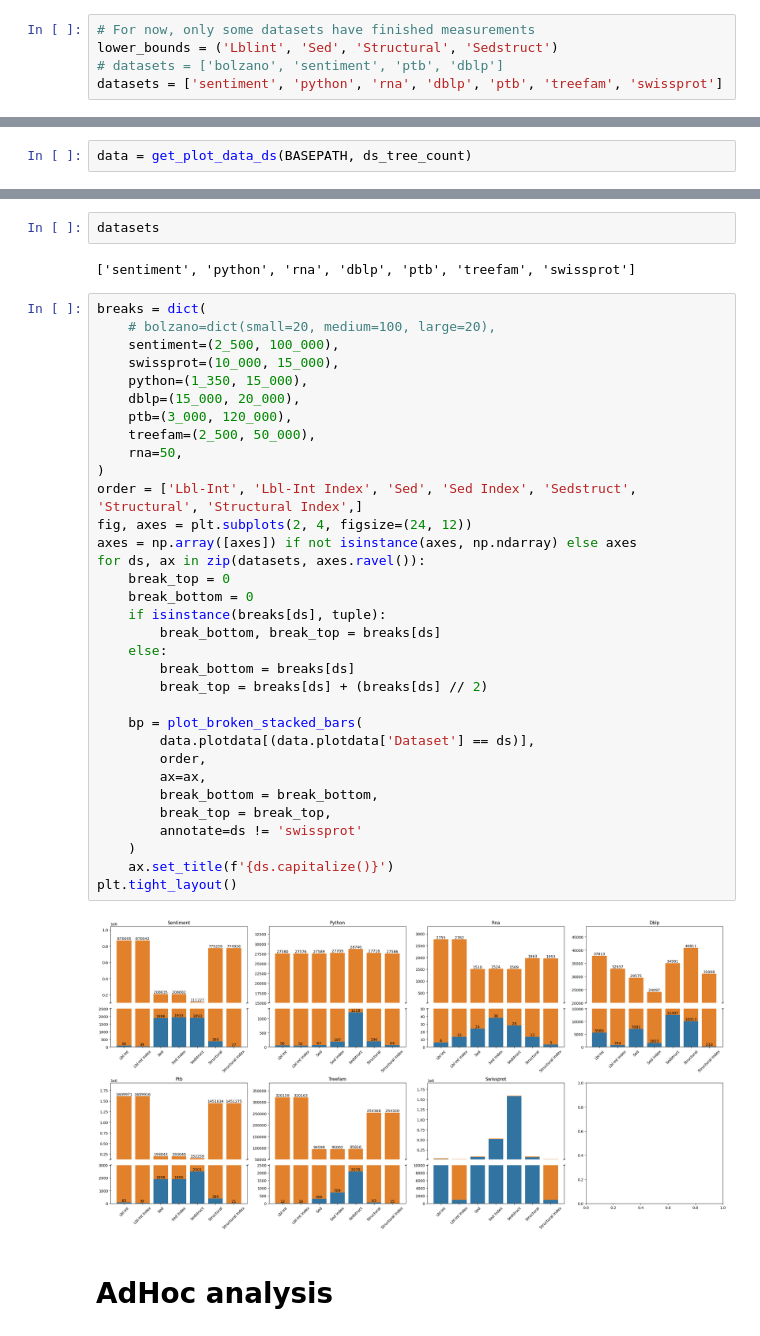
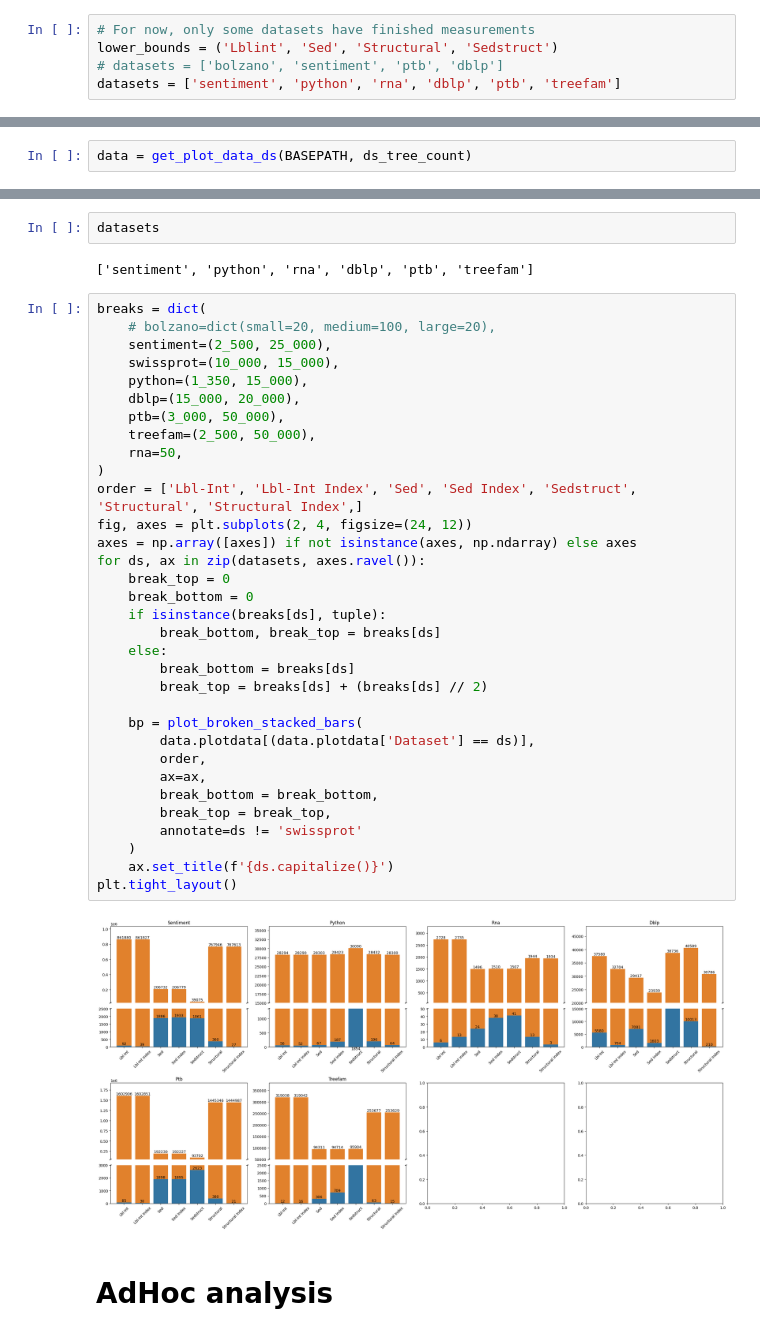
Before and after one commit to LukMRVC/tree-statistics, a Jupyter notebook: TED-viz.ipynb, the cells around one changed output, grey strips where cells are left out. Drawn from its saved outputs; the diff is of its cells as text.

```diff
--- a/TED-viz.ipynb
+++ b/TED-viz.ipynb
@@ -1763,7 +1763,7 @@ DS
 # For now, only some datasets have finished measurements
 lower_bounds = ('Lblint', 'Sed', 'Structural', 'Sedstruct')
 # datasets = ['bolzano', 'sentiment', 'ptb', 'dblp']
-datasets = ['sentiment', 'python', 'rna', 'dblp', 'ptb', 'treefam', 'swissprot']
+datasets = ['sentiment', 'python', 'rna', 'dblp', 'ptb', 'treefam']
 # %% [markdown]
 ### Utility functions
 # %%
@@ -2126,42 +2124,42 @@ data.sdf.groupby('Dataset')['SelectivityPerQuery'].mean().reset_index()
 # %%
 datasets
 # %% [output]
-['sentiment', 'python', 'rna', 'dblp', 'ptb', 'treefam', 'swissprot']
+['sentiment', 'python', 'rna', 'dblp', 'ptb', 'treefam']
 # %%
 breaks = dict(
     # bolzano=dict(small=20, medium=100, large=20),
-    sentiment=(2_500, 100_000),
+    sentiment=(2_500, 25_000),
     swissprot=(10_000, 15_000),
     python=(1_350, 15_000),
     dblp=(15_000, 20_000),
-    ptb=(3_000, 120_000),
+    ptb=(3_000, 50_000),
     treefam=(2_500, 50_000),
     rna=50,
 )
 order = ['Lbl-Int', 'Lbl-Int Index', 'Sed', 'Sed Index', 'Sedstruct', 'Structural', 'Structural Index',]
 fig, axes = plt.subplots(2, 4, figsize=(24, 12))
 axes = np.array([axes]) if not isinstance(axes, np.ndarray) else axes
 for ds, ax in zip(datasets, axes.ravel()):
     break_top = 0
     break_bottom = 0
     if isinstance(breaks[ds], tuple):
         break_bottom, break_top = breaks[ds]
     else:
         break_bottom = breaks[ds]
         break_top = breaks[ds] + (breaks[ds] // 2)
 
     bp = plot_broken_stacked_bars(
         data.plotdata[(data.plotdata['Dataset'] == ds)],
         order,
         ax=ax,
         break_bottom = break_bottom,
         break_top = break_top,
         annotate=ds != 'swissprot'
     )
     ax.set_title(f'{ds.capitalize()}')
 plt.tight_layout()
 # %% [output]
-[figure, old version]
+[figure, new version]
 # %% [markdown]
 # AdHoc analysis
 # %%
```
Also changed, not shown: parts of 6 cells of this notebook, 1 other file.
